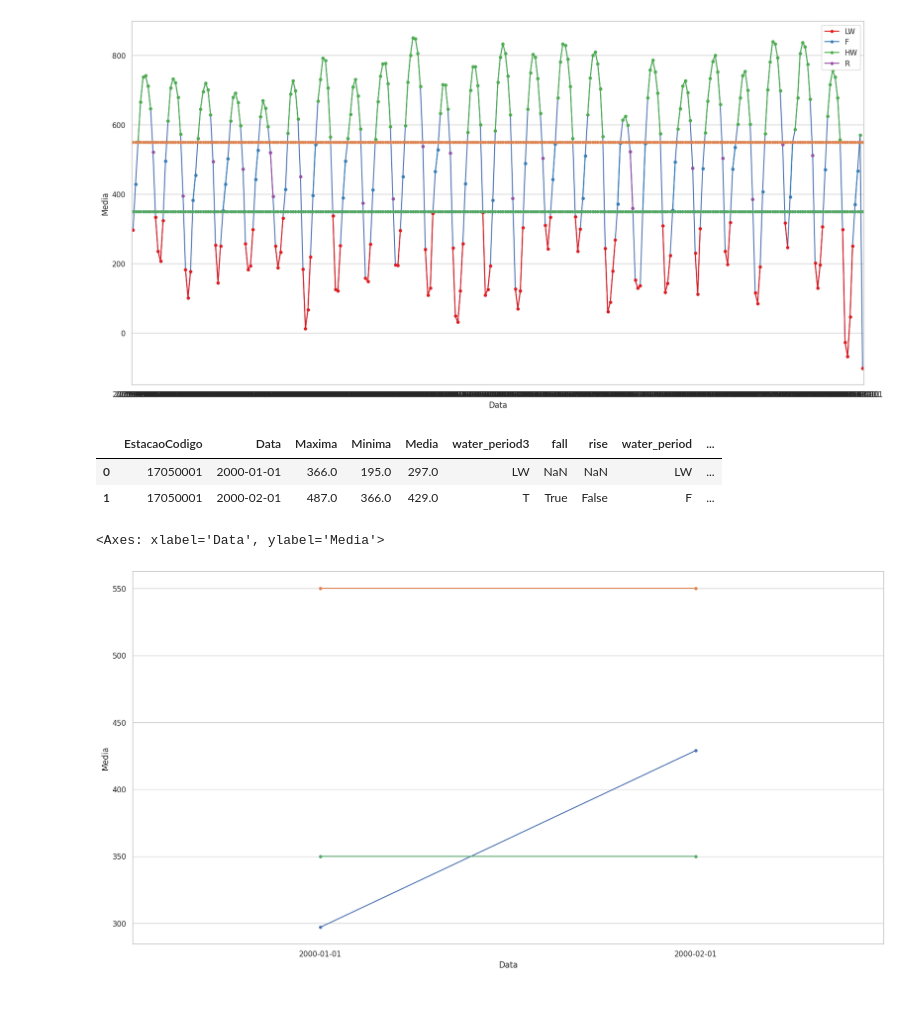
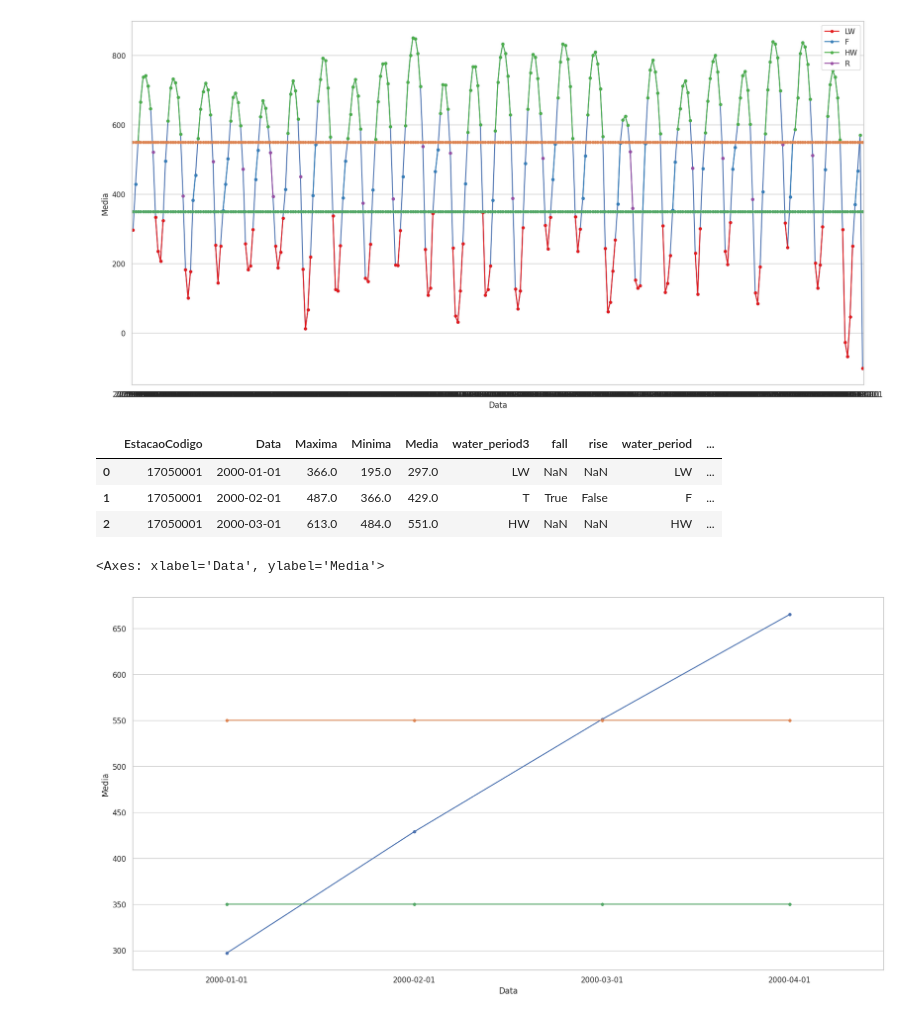
Before and after one commit to larissavaladao/py6s_harmonize_sample, a Jupyter notebook: 6. parameters_by_period/1.set_periods.ipynb, the cells around one changed output. Saved outputs shown, nothing was run; the diff lists cells and outputs as text; code cells hidden in the pictures.

```diff
--- a/6. parameters_by_period/1.set_periods.ipynb
+++ b/6. parameters_by_period/1.set_periods.ipynb
@@ -163,15 +163,16 @@ sns.pointplot(data=obidos_att,x = obidos_att['Data'],y = obidos_att['LW'],  line
 obidos_att['longitude'] = -55.5131
 obidos_att['latitude'] = -1.9192
 # %%
-obidos_att[0:2]
+obidos_att[0:4]
 # %% [output]
 |  | EstacaoCodigo | Data | Maxima | Minima | Media | water_period3 | fall | rise | water_period | ... |
 | 0 | 17050001 | 2000-01-01 | 366.0 | 195.0 | 297.0 | LW | NaN | NaN | LW | ... |
 | 1 | 17050001 | 2000-02-01 | 487.0 | 366.0 | 429.0 | T | True | False | F | ... |
+| 2 | 17050001 | 2000-03-01 | 613.0 | 484.0 | 551.0 | HW | NaN | NaN | HW | ... |
 # %%
-sns.pointplot(x = obidos_att['Data'][0:2],y = obidos_att['Media'][0:2],  linewidth=1.5)
-sns.pointplot(x = obidos_att['Data'][0:2],y = obidos_att['HW'][0:2],  linewidth=1.5)
-sns.pointplot(x = obidos_att['Data'][0:2],y = obidos_att['LW'][0:2],  linewidth=1.5)
+sns.pointplot(x = obidos_att['Data'][0:4],y = obidos_att['Media'][0:4],  linewidth=1.5)
+sns.pointplot(x = obidos_att['Data'][0:4],y = obidos_att['HW'][0:4],  linewidth=1.5)
+sns.pointplot(x = obidos_att['Data'][0:4],y = obidos_att['LW'][0:4],  linewidth=1.5)
 # %% [output]
 <Axes: xlabel='Data', ylabel='Media'>
-[figure, old version]
+[figure, new version]
```
Also changed, not shown: parts of 13 cells of this notebook.
